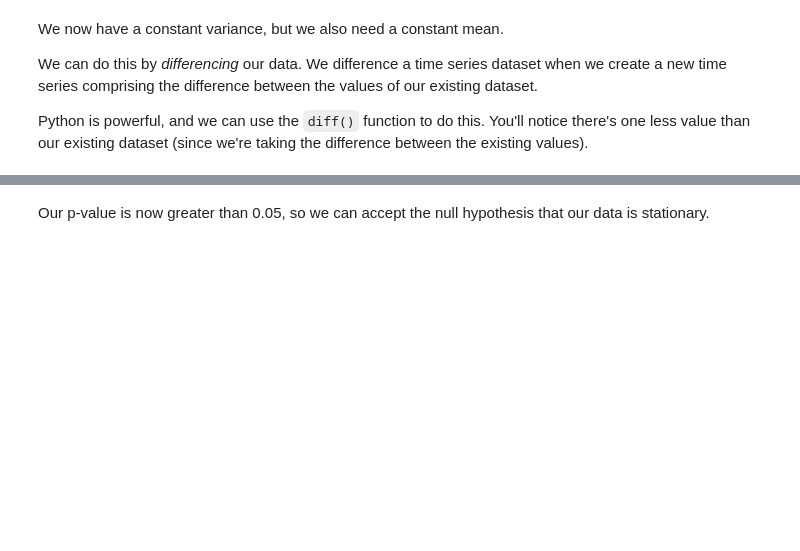
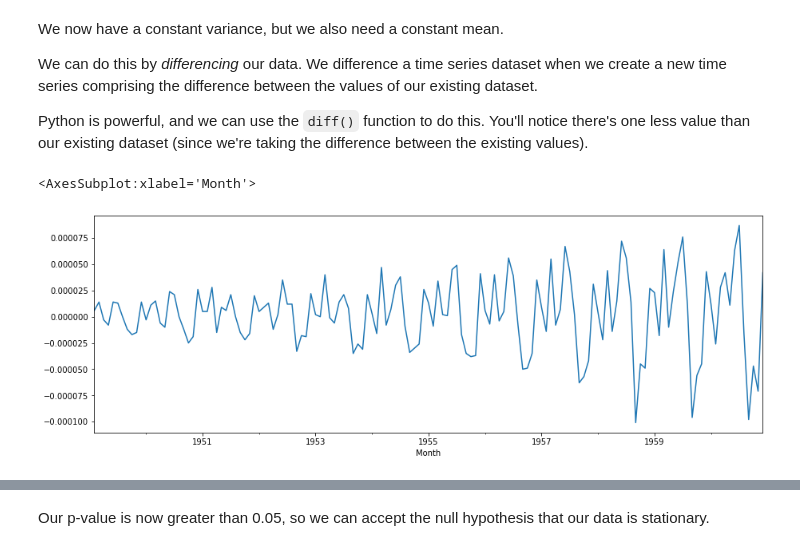
Before and after one commit to abhiram540/Cowboy_Cigrettes-A_Time_Series_Case_Study, a Jupyter notebook: Cowboy Cigarettes Case Study - Tier 3.ipynb, the cells around one changed output, grey strips where cells are left out. Cells and saved outputs as stored; diff of their text form; code cells hidden in the pictures; blank space fills up the shorter version.

```diff
--- a/Cowboy Cigarettes Case Study - Tier 3.ipynb
+++ b/Cowboy Cigarettes Case Study - Tier 3.ipynb
@@ -276,0 +313,8 @@ _ _ _
+# %%
+y_log_diff = y_log.diff()
+y_log_diff.dropna(inplace=True)
+plt.figure(figsize=(15, 5))
+y_log_diff.plot()
+# %% [output]
+<AxesSubplot:xlabel='Month'>
+[figure, added]
```
Also changed, not shown: parts of 11 cells of this notebook.
